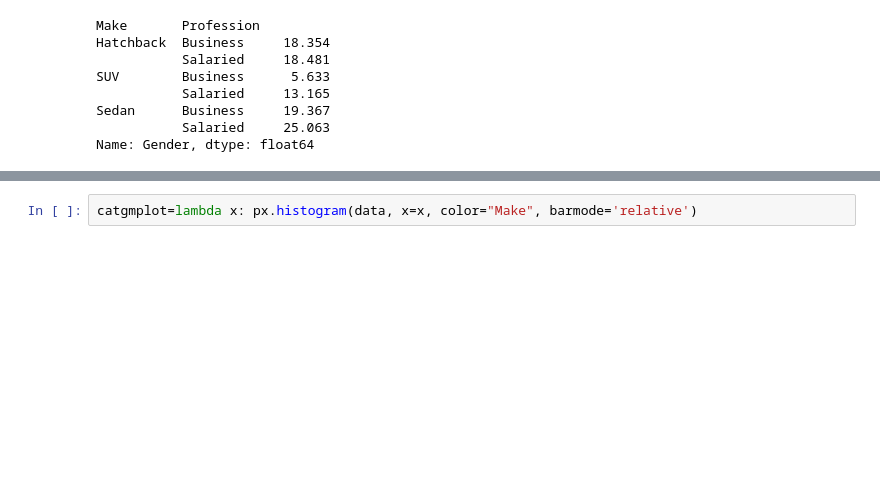
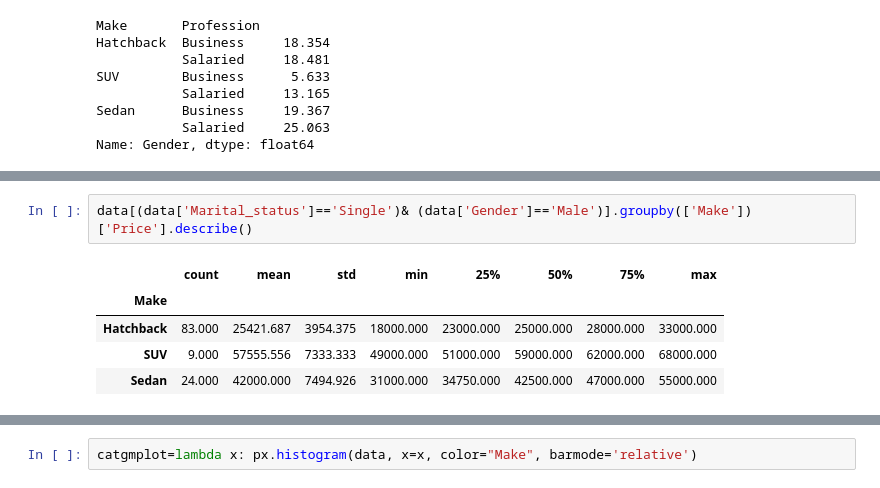
Before and after one commit to devopsopenshift/python, a Jupyter notebook: coded_project/AUSTO.ipynb, the cells around one changed output, grey strips where cells are left out. Drawn from its saved outputs; the diff is of its cells as text; blank space fills up the shorter version.

```diff
--- a/coded_project/AUSTO.ipynb
+++ b/coded_project/AUSTO.ipynb
@@ -322,0 +380,8 @@ Name: Gender, dtype: float64
+# %%
+data[(data['Marital_status']=='Single')& (data['Gender']=='Male')].groupby(['Make'])['Price'].describe()
+# %% [output]
+|  | count | mean | std | min | 25% | 50% | 75% | max |
+| Make |  |  |  |  |  |  |  |  |
+| Hatchback | 83.000 | 25421.687 | 3954.375 | 18000.000 | 23000.000 | 25000.000 | 28000.000 | 33000.000 |
+| SUV | 9.000 | 57555.556 | 7333.333 | 49000.000 | 51000.000 | 59000.000 | 62000.000 | 68000.000 |
+| Sedan | 24.000 | 42000.000 | 7494.926 | 31000.000 | 34750.000 | 42500.000 | 47000.000 | 55000.000 |
```
Also changed, not shown: parts of 34 cells of this notebook.
